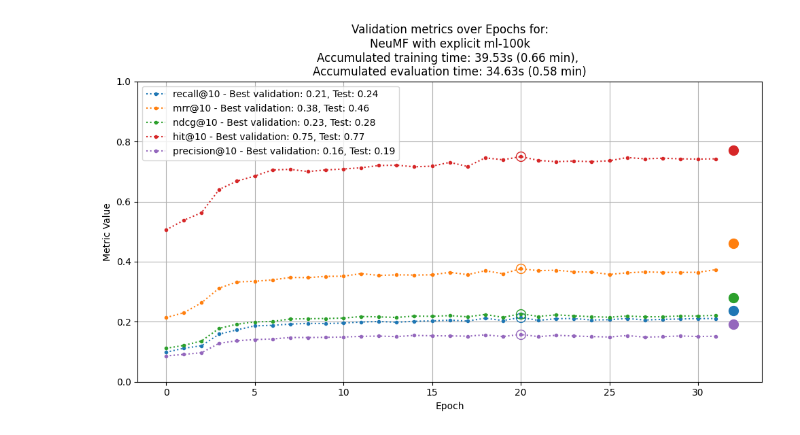
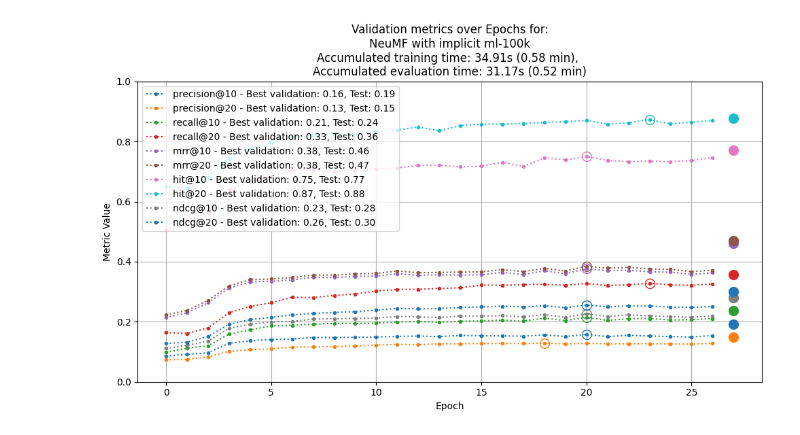
Before and after one commit to mVigholt/BachelorProject, a Jupyter notebook: plot.ipynb, the cells around one changed output. Saved outputs shown, nothing was run; the diff lists cells and outputs as text; code cells hidden in the pictures.

```diff
--- a/plot.ipynb
+++ b/plot.ipynb
@@ -1,11 +1,13 @@
 # %%
 import re
 import matplotlib.pyplot as plt
-
-model = "NeuMF"         # <-- change as needed
-dataset = "ml-100k"     # <-- change as needed
-datatype = "explicit"   # <-- change as needed
-log_file = f"data/log/{model}-{dataset}.txt"
+models = ['ItemKNN', 'BPR', 'NeuMF', 'GCMC']
+datasets = ['ml-100k', 'jester', 'amazon_all_beauty', 'netflix']
+datatypes = ['explicit', 'implicit']
+model = models[2]         # <-- change as needed
+dataset = datasets[0]     # <-- change as needed
+datatype = datatypes[1]   # <-- change as needed
+log_file = f"data/log/{model}--{dataset}--{datatype}.txt"
 
 training_data = {} # To store metric values
 test_data = {} # To store test result summary
@@ -43,32 +45,31 @@ epochs = range(num_epochs)
 colors = ['tab:blue', 'tab:orange', 'tab:green', 'tab:red', 'tab:purple', 'tab:brown', 'tab:pink', 'tab:cyan', 'tab:gray']
 
 # Plot
 plt.figure(figsize=(10, 6))
 
 # Loop through all metrics and plot them
 for idx, metric in enumerate(training_data):
     max_x = max(range(len(training_data[metric])), key=lambda i: training_data[metric][i])
     plt.plot(epochs, training_data[metric], marker='.', linestyle=':', color=colors[idx % len(colors)],
              label= f"{metric} - Best validation: {training_data[metric][max_x]:.2f}, Test: {test_data[metric]:.2f}")
     plt.plot(max_x, training_data[metric][max_x], marker='o', color=colors[idx % len(colors)], markersize=10, markerfacecolor='none', markeredgewidth=1)
 
     plt.plot(num_epochs, test_data[metric], marker='o', markersize=10, color=colors[idx % len(colors)])
 
 time_print =    f"Accumulated training time: {train_time:.2f}s ({train_time/60:.2f} min),"\
                 f" \n"\
                 f"Accumulated evaluation time: {eval_time:.2f}s ({eval_time/60:.2f} min)"
 
 
 plt.title(f"Validation metrics over Epochs for:\n" +
-          #f"model: {model}, dataset: {dataset} and type: {datatype}\n" +
           f"{model} with {datatype} {dataset}\n" +
           f"{time_print}")
 plt.xlabel("Epoch")
 plt.ylabel("Metric Value")
 plt.grid(True)
 plt.legend()
 plt.tight_layout()
 plt.ylim(0, 1)
 plt.show()
 # %% [output]
-[figure, old version]
+[figure, new version]
```
Also changed, not shown: parts of 1 cell of this notebook, 3 other files.
